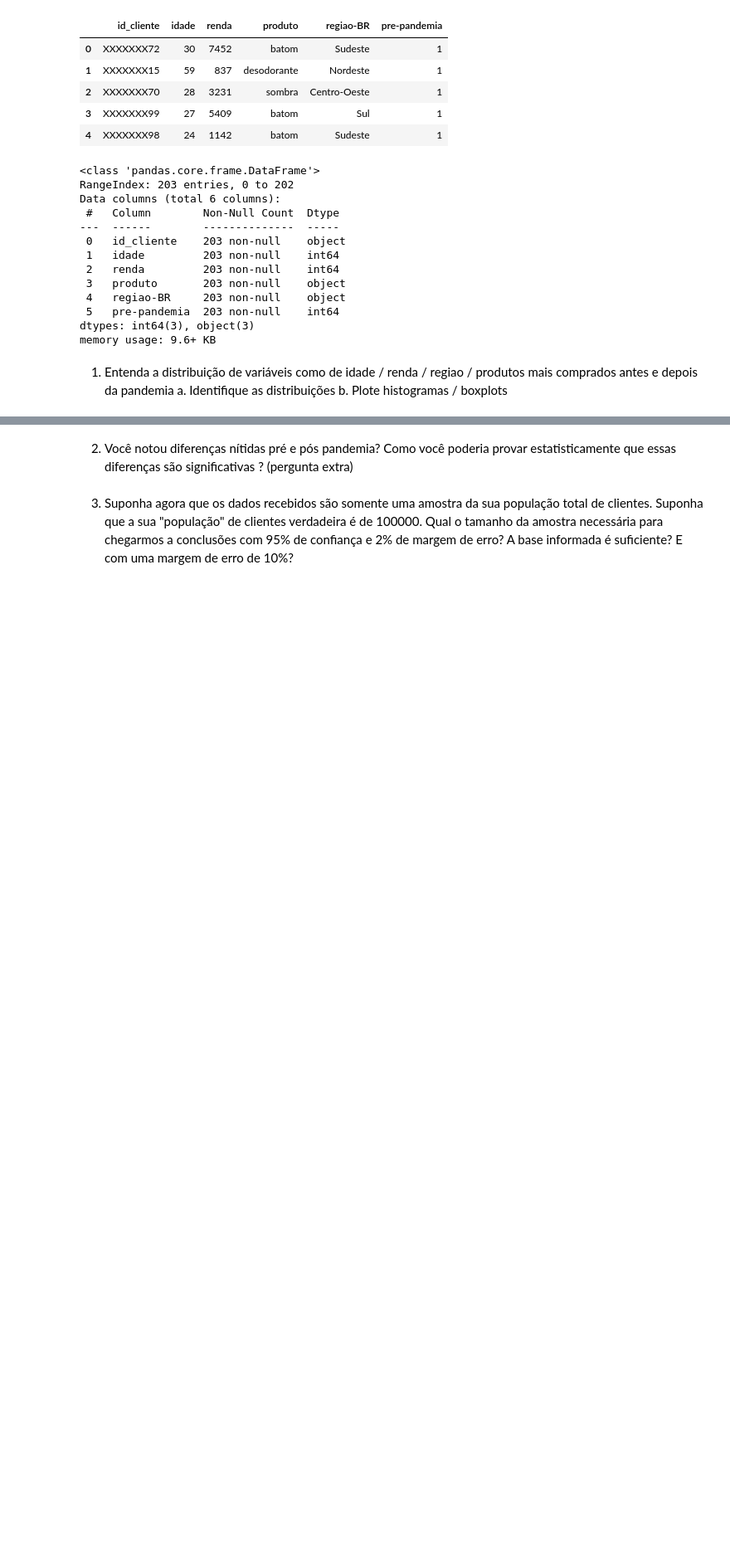
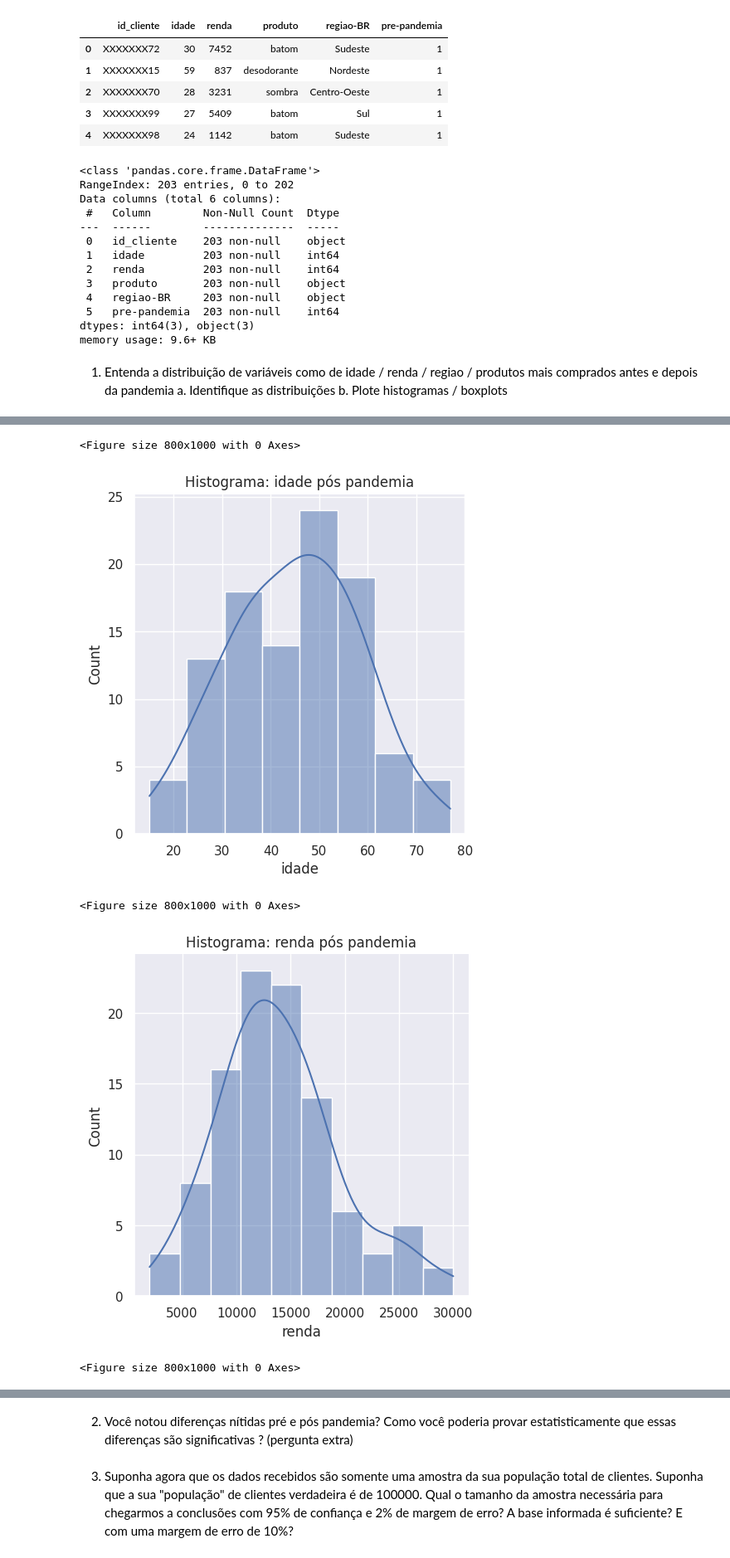
Before and after one commit to dsreliete/Womakerscode-DA-desafio_squad, a Jupyter notebook: desafio3.ipynb, the cells around one changed output, grey strips where cells are left out. Shown: that part at 83% size. Drawn from its saved outputs; the diff is of its cells as text; code cells hidden in the pictures; blank space fills up the shorter version.

```diff
--- a/desafio3.ipynb
+++ b/desafio3.ipynb
@@ -43,0 +71,13 @@ a. Identifique as distribuições b. Plote histogramas / boxplots
+# %%
+plt.rcParams['figure.figsize'] = [8, 10]
+sns.set_theme()
+for column in df_pandemia.select_dtypes(include=np.number).columns:
+    plt.figure()
+    sns.displot(data = df_pandemia , x = column, kde=True)
+    plt.title("Histograma: " + column  + " pós pandemia")
+# %% [output]
+<Figure size 800x1000 with 0 Axes>
+[figure, added]
+<Figure size 800x1000 with 0 Axes>
+[figure, added]
+<Figure size 800x1000 with 0 Axes>
```
Also changed, not shown: parts of 7 cells of this notebook.
